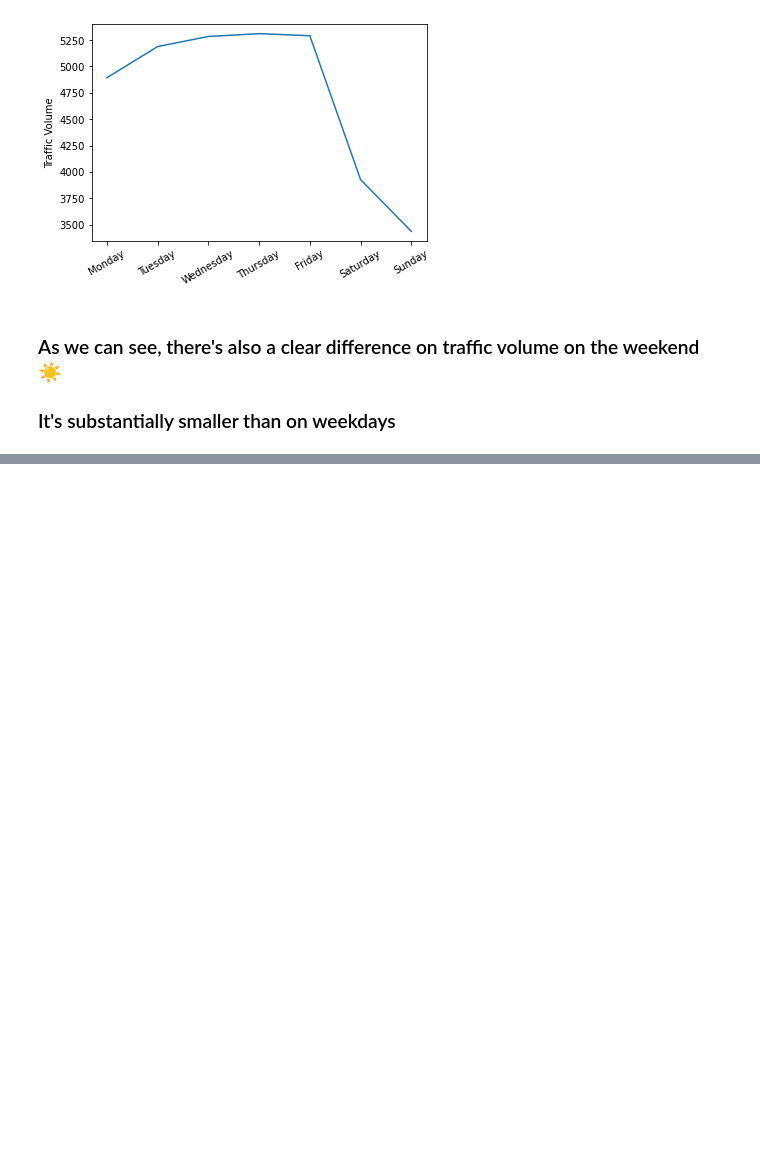
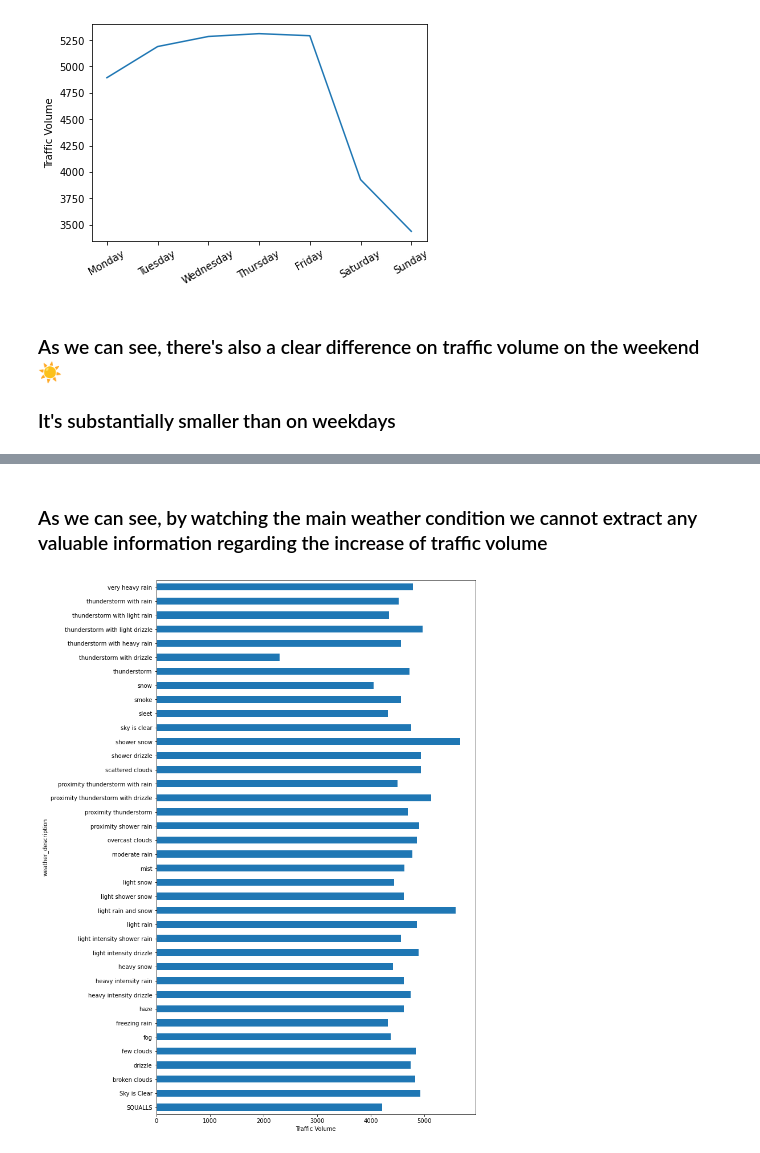
Before and after one commit to lucasmsa/dataquest, a Jupyter notebook: Data Scientist in Pyhton path/Exploratory Data Visualization/src/traffic-indicators-i_94.ipynb, the cells around one changed output, grey strips where cells are left out. Saved outputs shown, nothing was run; the diff lists cells and outputs as text; code cells hidden in the pictures; blank space fills up the shorter version.

```diff
--- a/Data Scientist in Pyhton path/Exploratory Data Visualization/src/traffic-indicators-i_94.ipynb
+++ b/Data Scientist in Pyhton path/Exploratory Data Visualization/src/traffic-indicators-i_94.ipynb
@@ -154,0 +208,6 @@ plt.show()
+# %% [markdown]
+### As we can see, by watching the main weather condition we cannot extract any valuable information regarding the increase of traffic volume
+# %%
+plot_categorical_weather_data_correlation(aggregation_by_weather_description, True)
+# %% [output]
+[figure, added]
```
Also changed, not shown: parts of 14 cells of this notebook.
